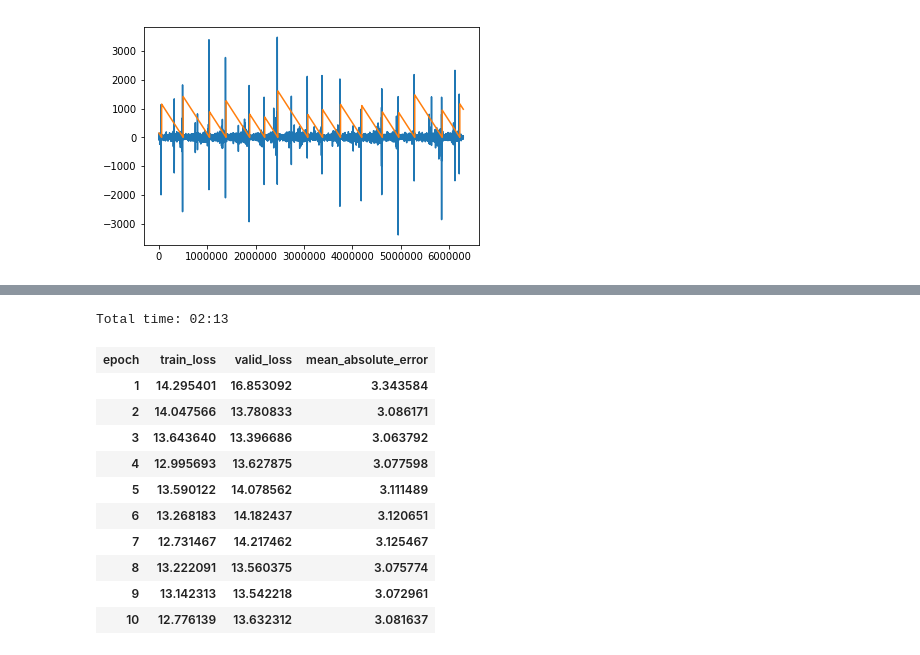
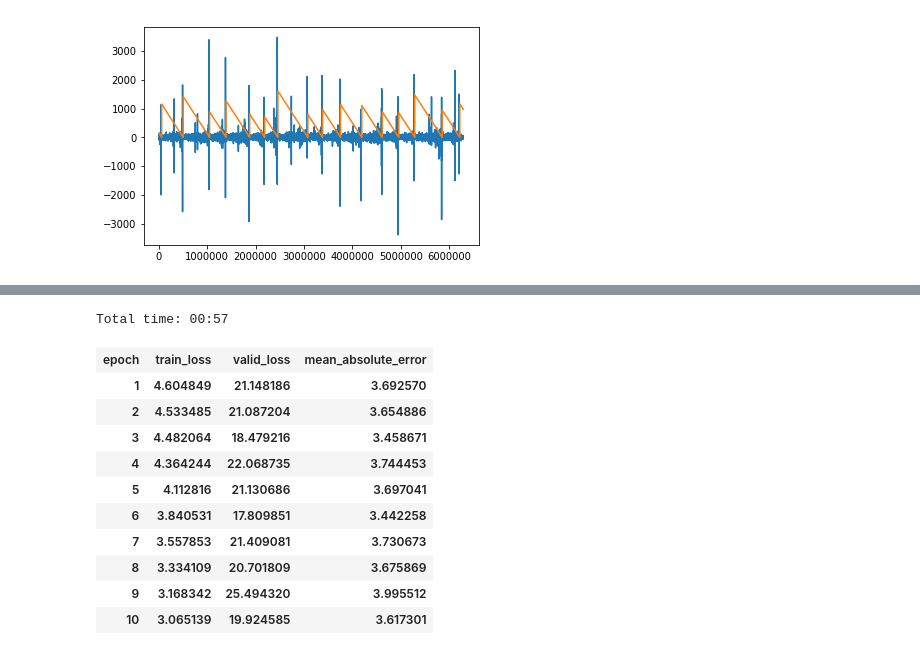
Before and after one commit to noachr/timeseries, a Jupyter notebook: EQ.ipynb, the cells around one changed output, grey strips where cells are left out. Saved outputs shown, nothing was run; the diff lists cells and outputs as text; code cells hidden in the pictures.

```diff
--- a/EQ.ipynb
+++ b/EQ.ipynb
@@ -59,3 +106,26 @@ y = y[:,-1]
+# %%
+class RandPosPregenDS(torch.utils.data.Dataset):
+    def __init__(self,data,length=2000,min_index=0,max_index=0,n_steps=150,step_length=1000):
+        self.data, self.n_steps, self.step_length, self.length = data, n_steps, step_length, length
+        self.min_index = min_index
+        self.max_index = max_index if max_index > 0 else len(data) - 1
+        self.out = []
+        for i in range(self.length):
+            end = np.random.randint(self.min_index + self.n_steps * self.step_length,self.max_index)
+            self.out.append((create_X(self.data[:,0],last_index=end,n_steps=self.n_steps,step_length=self.step_length).astype(np.float32),
+                             self.data[end,1]))
+
+    def __len__(self): return self.length
+
+    def __getitem__(self,idx):
+        return self.out[idx]
+# %%
+second_earthquake = 50085877
+trainDS = RandPosPregenDS(trainDF.values)
+valDS = RandPosPregenDS(trainDF.values,max_index = second_earthquake)
+trainDS.items = [1,2,3]
+valDS.items = [1,2,3]
+data = DataBunch.create(trainDS,valDS,num_workers=0)
 # %%
 testX = []
 testL = []
@@ -90,5 +156,0 @@ class NormalizeTS(PreProcessor):
-# %%
-data = (TimeSeriesList.from_numpy(x)
-                      .random_split_by_pct()
-                      .label_from_list(y)
-                      .databunch(bs=16,num_workers=0))
@@ -115,9 +171,10 @@ class EQClassifier(torch.nn.Module):
     def __init__(self,n_features,maxY=20.0):
         super().__init__()
         self.maxY =  maxY
-        self.conv = WideResNet1d(3,3,6,n_features=n_features,start_nf=48)
-        self.out = torch.nn.Linear(self.conv.nf,1)
+        #self.conv = SidekickResnet(1,3,3,6,12,n_features=n_features,start_nf=16,start_nf_hero=16)
+        self.conv = HeroResnet(3,3,2,start_nf=48,n_features=n_features)
+        self.out = create_head_1d(self.conv.nf,1)
 
     def forward(self,ts):
-        ts = self.conv(ts.transpose(1,2))
-        return torch.sigmoid(self.out(ts).squeeze(-1)) * self.maxY
+        ts, _ = self.conv(ts.transpose(1,2))
+        return torch.sigmoid(self.out(ts.squeeze(-1)).squeeze(-1)) * self.maxY
@@ -143,18 +205,18 @@ LR Finder is complete, type {learner_name}.recorder.plot() to see the graph.
 # %%
-learn.fit_one_cycle(10,1e-2)
+learn.fit_one_cycle(10,1e-4,wd=0.2)
 # %% [output]
-Total time: 02:13
+Total time: 00:57
 | epoch | train_loss | valid_loss | mean_absolute_error |
-| 1 | 14.295401 | 16.853092 | 3.343584 |
-| 2 | 14.047566 | 13.780833 | 3.086171 |
-| 3 | 13.643640 | 13.396686 | 3.063792 |
-| 4 | 12.995693 | 13.627875 | 3.077598 |
-| 5 | 13.590122 | 14.078562 | 3.111489 |
-| 6 | 13.268183 | 14.182437 | 3.120651 |
-| 7 | 12.731467 | 14.217462 | 3.125467 |
-| 8 | 13.222091 | 13.560375 | 3.075774 |
-| 9 | 13.142313 | 13.542218 | 3.072961 |
-| 10 | 12.776139 | 13.632312 | 3.081637 |
+| 1 | 4.604849 | 21.148186 | 3.692570 |
+| 2 | 4.533485 | 21.087204 | 3.654886 |
+| 3 | 4.482064 | 18.479216 | 3.458671 |
+| 4 | 4.364244 | 22.068735 | 3.744453 |
+| 5 | 4.112816 | 21.130686 | 3.697041 |
+| 6 | 3.840531 | 17.809851 | 3.442258 |
+| 7 | 3.557853 | 21.409081 | 3.730673 |
+| 8 | 3.334109 | 20.701809 | 3.675869 |
+| 9 | 3.168342 | 25.494320 | 3.995512 |
+| 10 | 3.065139 | 19.924585 | 3.617301 |
 # %%
 learnTest = Learner(dataTest,model,loss_func=F.mse_loss)
 # %%
```
Also changed, not shown: parts of 37 cells of this notebook, 6 other files.
